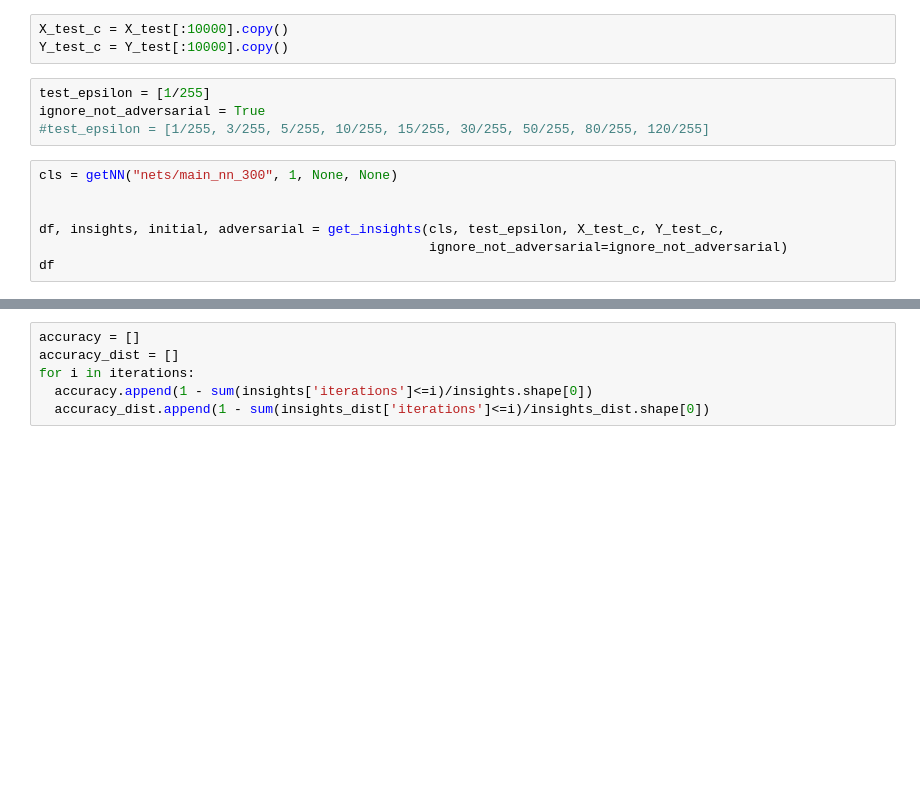
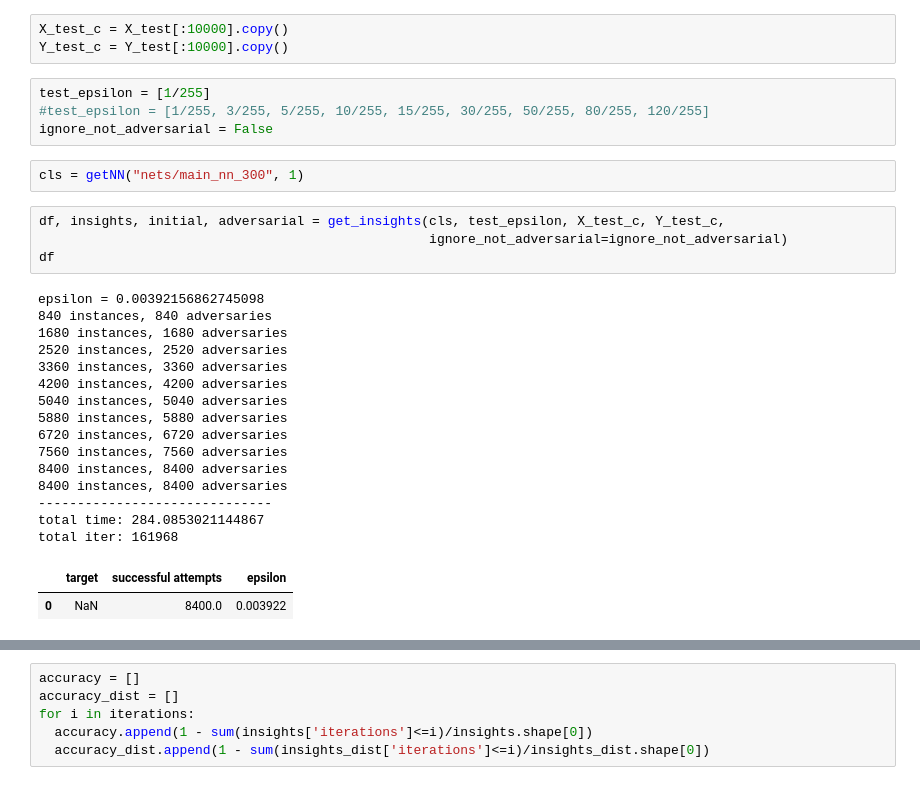
Before and after one commit to BohdanBuhrii/Defending-DNN-against-attacks, a Jupyter notebook: Program/Non-targeted attack compare.ipynb, the cells around one changed output, grey strips where cells are left out. Cells and saved outputs as stored; diff of their text form; blank space fills up the shorter version.

```diff
--- a/Program/Non-targeted attack compare.ipynb
+++ b/Program/Non-targeted attack compare.ipynb
@@ -29,14 +29,31 @@ X_test_c = X_test[:10000].copy()
 Y_test_c = Y_test[:10000].copy()
 # %%
 test_epsilon = [1/255]
-ignore_not_adversarial = True
 #test_epsilon = [1/255, 3/255, 5/255, 10/255, 15/255, 30/255, 50/255, 80/255, 120/255]
+ignore_not_adversarial = False
+# %%
+cls = getNN("nets/main_nn_300", 1)
 # %%
-cls = getNN("nets/main_nn_300", 1, None, None)
-
-
 df, insights, initial, adversarial = get_insights(cls, test_epsilon, X_test_c, Y_test_c,
                                                   ignore_not_adversarial=ignore_not_adversarial)
 df
+# %% [output]
+epsilon = 0.00392156862745098
+840 instances, 840 adversaries
+1680 instances, 1680 adversaries
+2520 instances, 2520 adversaries
+3360 instances, 3360 adversaries
+4200 instances, 4200 adversaries
+5040 instances, 5040 adversaries
+5880 instances, 5880 adversaries
+6720 instances, 6720 adversaries
+7560 instances, 7560 adversaries
+8400 instances, 8400 adversaries
+8400 instances, 8400 adversaries
+------------------------------
+total time: 284.0853021144867
+total iter: 161968
+|  | target | successful attempts | epsilon |
+| 0 | NaN | 8400.0 | 0.003922 |
 # %%
 insights.head()
```
Also changed, not shown: parts of 17 cells of this notebook, 4 other files.
